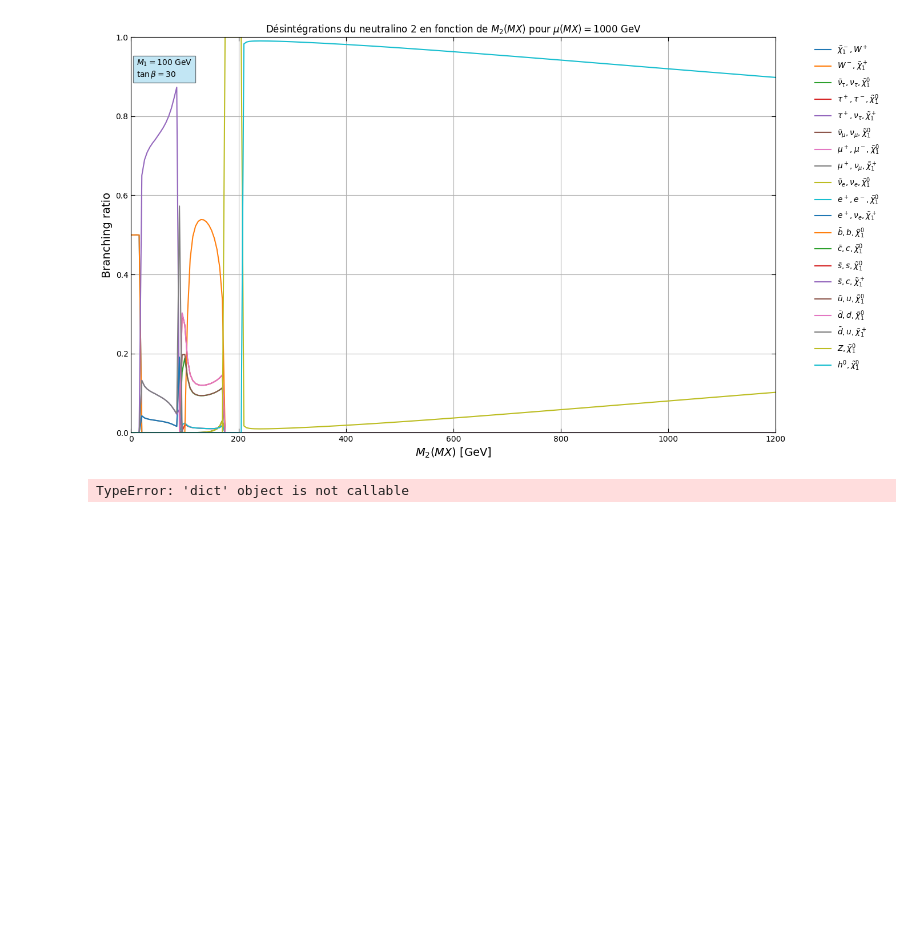
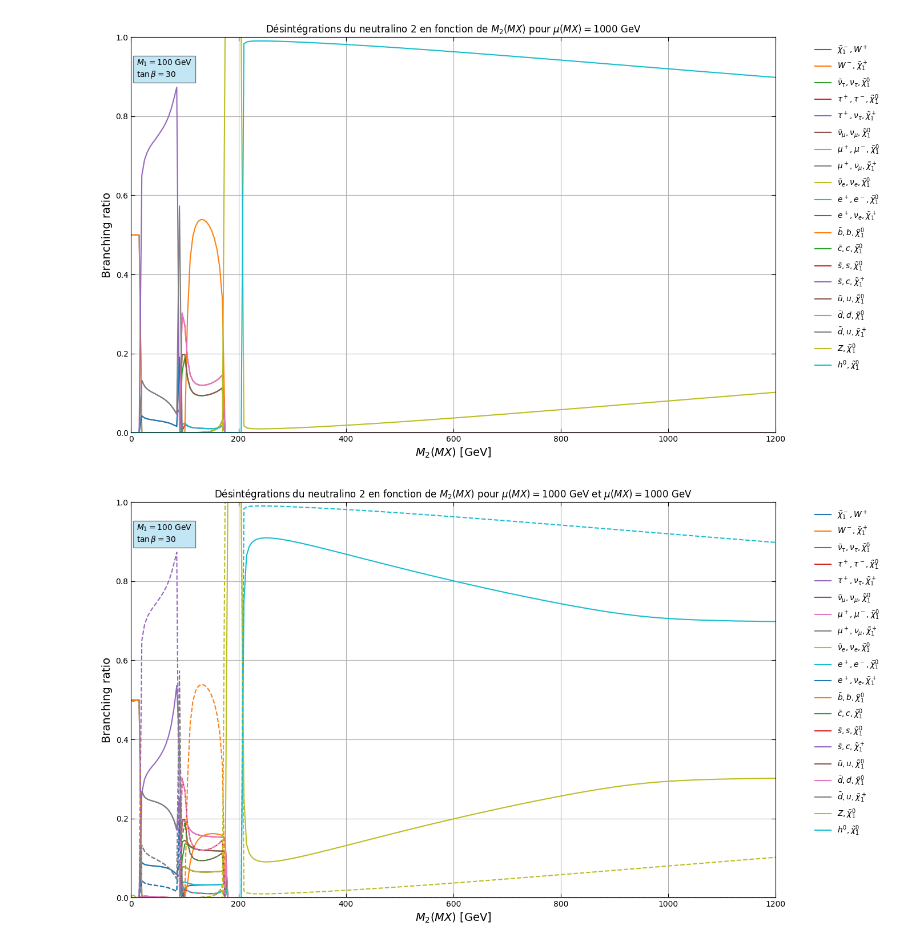
Before and after one commit to Ryudoro/softsusy, a Jupyter notebook: analysis/figure1.ipynb, the cells around one changed output. Saved outputs shown, nothing was run; the diff lists cells and outputs as text; code cells hidden in the pictures; blank space fills up the shorter version.

```diff
--- a/analysis/figure1.ipynb
+++ b/analysis/figure1.ipynb
@@ -323,14 +324,18 @@ plt.show()
 # %% [output]
 [figure]
 # %%
-two_particle_data_1000 = filtered_data_1000[filtered_data_1000['decay_products'].apply(len) == 2]
-grouped_two_particle_1000 = two_particle_data_1000.groupby(['M_2(MX)', 'decay_products']).branching_ratio.sum().reset_index()
-pivot_two_particle_1000 = grouped_two_particle_1000.pivot(index='M_2(MX)', columns='decay_products', values='branching_ratio')
-pivot_two_particle_1000.fillna(0, inplace=True)
-two_particle_data_5000 = filtered_data_5000[filtered_data_5000['decay_products'].apply(len) == 2]
-grouped_two_particle_5000 = two_particle_data_5000.groupby(['M_2(MX)', 'decay_products']).branching_ratio.sum().reset_index()
-pivot_two_particle_5000 = grouped_two_particle_5000.pivot(index='M_2(MX)', columns='decay_products', values='branching_ratio')
-pivot_two_particle_5000.fillna(0, inplace=True)
+df_desin = slha_folder('M2from0to1200M15000mu1000and5000')
+
+filtered_data_1000 = df_desin[(df_desin['particle_id'] == 1000023) & (df_desin['mu(MX)'] == 1000)]
+filtered_data_5000 = df_desin[(df_desin['particle_id'] == 1000023) & (df_desin['mu(MX)'] == 5000)]
+#two_particle_data_1000 = filtered_data_1000[filtered_data_1000['decay_products'].apply(len) == 2]
+grouped_particle_1000 = filtered_data_1000.groupby(['M_2(MX)', 'decay_products']).branching_ratio.sum().reset_index()
+pivot_data_1000 = grouped_particle_1000.pivot(index='M_2(MX)', columns='decay_products', values='branching_ratio')
+pivot_data_1000.fillna(0, inplace=True)
+#two_particle_data_5000 = filtered_data_5000[filtered_data_5000['decay_products'].apply(len) == 2]
+grouped_particle_5000 = filtered_data_5000.groupby(['M_2(MX)', 'decay_products']).branching_ratio.sum().reset_index()
+pivot_data_5000 = grouped_particle_5000.pivot(index='M_2(MX)', columns='decay_products', values='branching_ratio')
+pivot_data_5000.fillna(0, inplace=True)
 
 from particle_name import particles_names
 particles_name = particles_names()
@@ -343,31 +348,31 @@ pivot_data_5000.columns = [latex_decay_products_to_names(str(col)) for col in pi
 
 fig = plt.figure(figsize=(14, 8))
 for column in pivot_data_1000.columns:
     #plt.plot(pivot_data_1000.index, pivot_data_1000[column], label=f"${column[0]}, {column[1]}$")
     if len(column) == 2:
         plt.plot(pivot_data_1000.index, pivot_data_1000[column], label=f"${column[0]}, {column[1]}$")
     if len(column) == 3:
         plt.plot(pivot_data_1000.index, pivot_data_1000[column], label=f"${column[0]}, {column[1]}, {column[2]}$")
 
 plt.text(10, 0.9, r'$M_1 = 100$ GeV' + '\n' + r'$\tan\beta=30$', fontsize=10, bbox=dict(facecolor='skyblue', alpha=0.5))
 plt.title(r'Désintégrations du neutralino 2 en fonction de $M_2(MX)$ pour $\mu(MX) = 1000$ GeV et $\mu(MX) = 1000$ GeV')
 plt.xlabel(r'$M_2(MX)$ [GeV]', fontsize=14)
 plt.ylabel('Branching ratio', fontsize=14)
 plt.legend(bbox_to_anchor=(1.05, 1), loc='upper left', frameon=False)
 plt.grid(True)
 plt.tight_layout()
 plt.tick_params(which='major', length=5, direction='in', bottom=True, top=True, left=True, right=True)
 plt.xlim(0, 1200)
 plt.ylim(0, 1)
 
 for column in pivot_data_5000.columns:
 
     if len(column) == 2:
         plt.plot(pivot_data_5000.index, pivot_data_5000[column], label=f"${column[0]}, {column[1]}$", linestyle='--')
     if len(column) == 3:
         plt.plot(pivot_data_5000.index, pivot_data_5000[column], label=f"${column[0]}, {column[1]}, {column[2]}$", linestyle='--')
 
 
 plt.show()
 # %% [output]
-TypeError: 'dict' object is not callable
+[figure, added]
```
Also changed, not shown: parts of 1 cell of this notebook, 1 other file.
